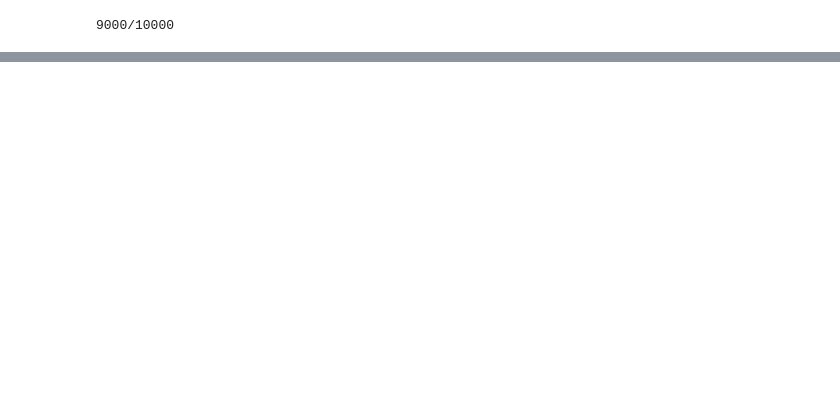
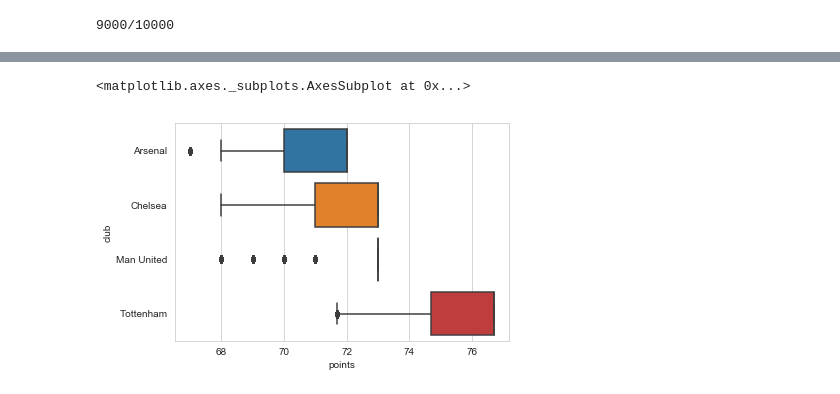
Before and after one commit to oli5679/football_elos, a Jupyter notebook: Premier League.ipynb, the cells around one changed output, grey strips where cells are left out. Drawn from its saved outputs; the diff is of its cells as text; code cells hidden in the pictures; blank space fills up the shorter version.

```diff
--- a/Premier League.ipynb
+++ b/Premier League.ipynb
@@ -202,0 +227,6 @@ sns.boxplot(data=points_df,y='club',x='points')
+# %%
+sns.boxplot(data=points_df.loc[points_df.club.isin(['Arsenal','Chelsea','Tottenham','Man United']),:]
+                               ,y='club',x='points')
+# %% [output]
+<matplotlib.axes._subplots.AxesSubplot at 0x...>
+[figure, added]
```
Also changed, not shown: parts of 20 cells of this notebook, 13 other files.
